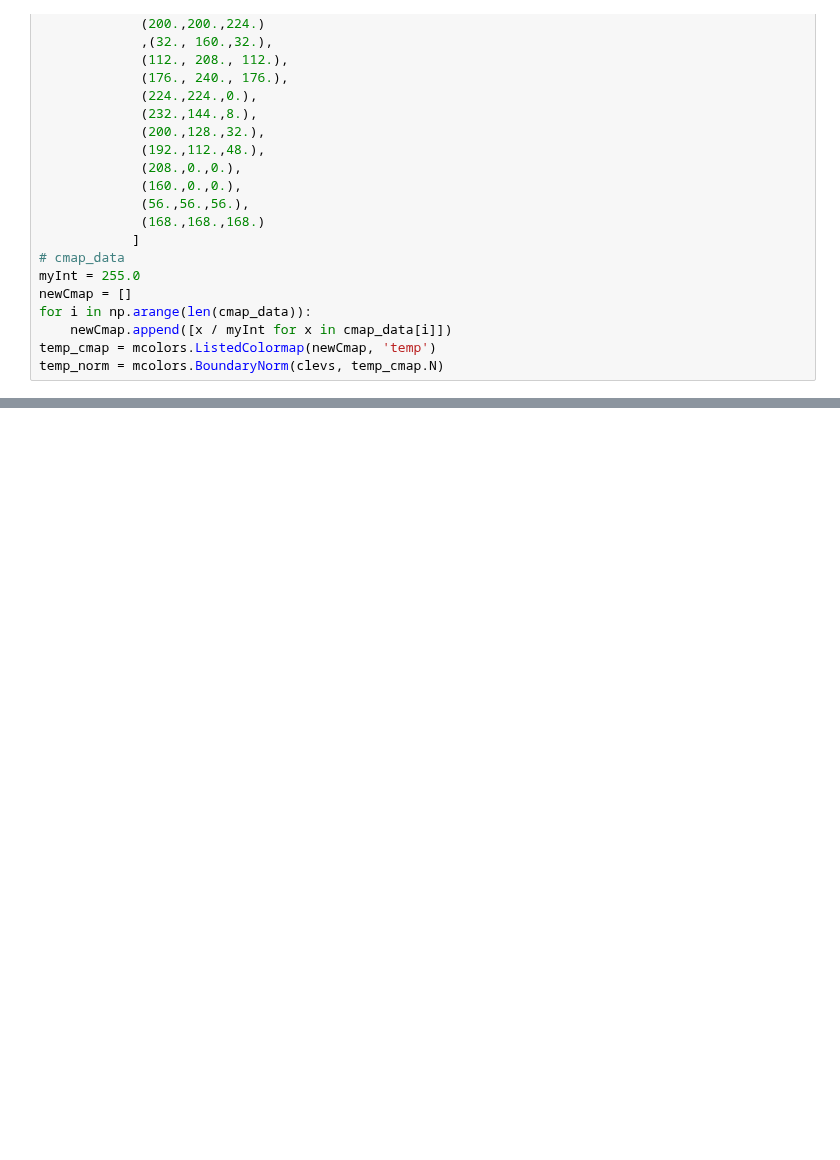
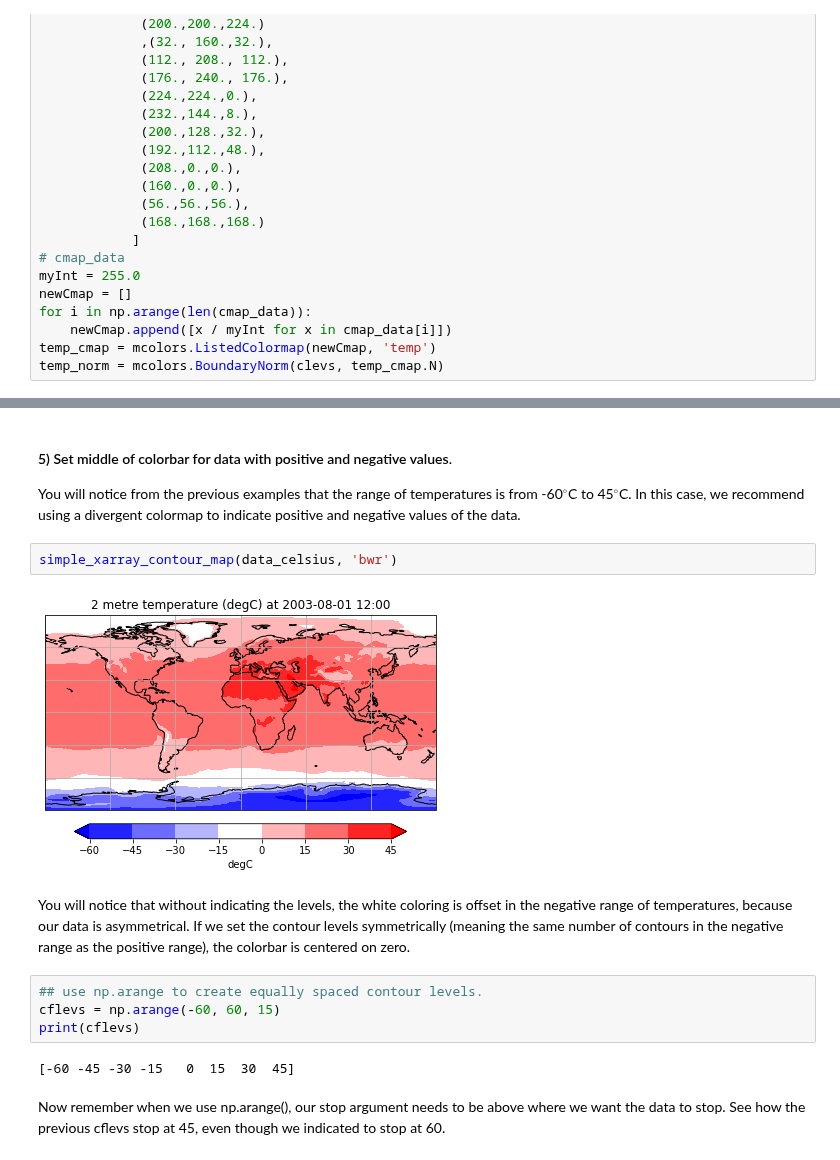
Before and after one commit to CLIVAC/pyclivac, a Jupyter notebook: examples/colorbar_tutorial.ipynb, the cells around one changed output, grey strips where cells are left out. Cells and saved outputs as stored; diff of their text form; blank space fills up the shorter version.

Commit message:
update colorbar tutorial to have example on diverging colorbar and setting the middle to white

```diff
--- a/examples/colorbar_tutorial.ipynb
+++ b/examples/colorbar_tutorial.ipynb
@@ -125,0 +127,18 @@ simple_xarray_contour_map(data_celsius, my_cmap)
+# %% [markdown]
+#### 5) Set middle of colorbar for data with positive and negative values.
+
+You will notice from the previous examples that the range of temperatures is from -60$^\circ$C to 45$^\circ$C. In this case, we recommend using a divergent colormap to indicate positive and negative values of the data.
+# %%
+simple_xarray_contour_map(data_celsius, 'bwr')
+# %% [output]
+[figure, added]
+# %% [markdown]
+You will notice that without indicating the levels, the white coloring is offset in the negative range of temperatures, because our data is asymmetrical. If we set the contour levels symmetrically (meaning the same number of contours in the negative range as the positive range), the colorbar is centered on zero.
+# %%
+## use np.arange to create equally spaced contour levels.
+cflevs = np.arange(-60, 60, 15)
+print(cflevs)
+# %% [output]
+[-60 -45 -30 -15   0  15  30  45]
+# %% [markdown]
+Now remember when we use np.arange(), our stop argument needs to be above where we want the data to stop. See how the previous cflevs stop at 45, even though we indicated to stop at 60.
```
Also changed, not shown: parts of 18 cells of this notebook, 3 other files.
